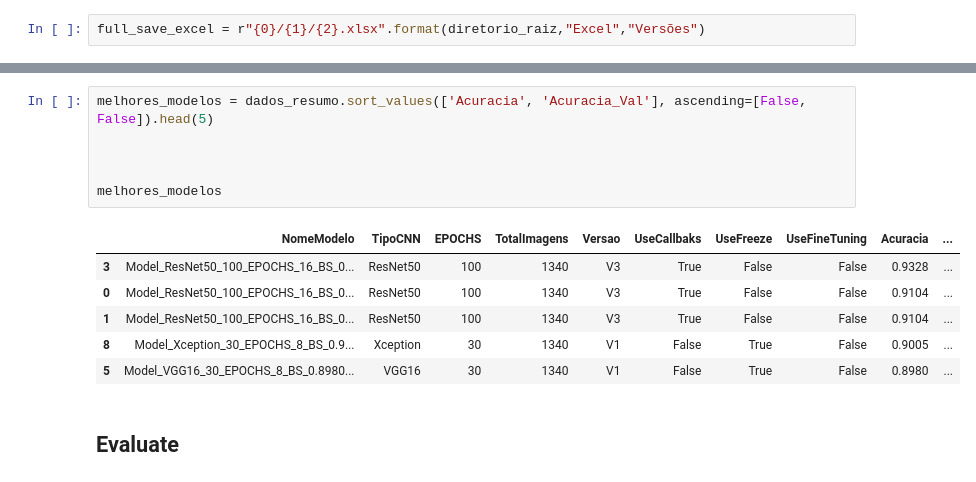
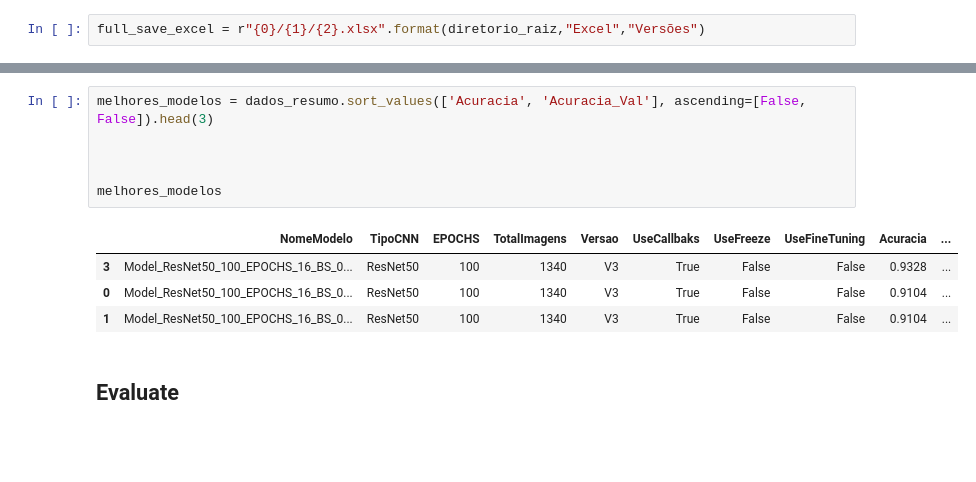
Before and after one commit to WesleySiNeves/AprendendoPython, a Jupyter notebook: Evaluate_Models_Covid.ipynb, the cells around one changed output, grey strips where cells are left out. Drawn from its saved outputs; the diff is of its cells as text; blank space fills up the shorter version.

```diff
--- a/Evaluate_Models_Covid.ipynb
+++ b/Evaluate_Models_Covid.ipynb
@@ -379,18 +379,16 @@ dados_resumo
 | 14 | Model_ResNet101_100_EPOCHS_32_BS_... | ResNet101 | 100 | 1340 | V2 | True | True | False | 0.5000 | ... |
 | 15 | Model_ResNet50_100_EPOCHS_32_BS_0... | ResNet50 | 100 | 1340 | V2 | True | True | False | 0.5000 | ... |
 # %%
-melhores_modelos = dados_resumo.sort_values(['Acuracia', 'Acuracia_Val'], ascending=[False, False]).head(5)
+melhores_modelos = dados_resumo.sort_values(['Acuracia', 'Acuracia_Val'], ascending=[False, False]).head(3)
 
 
 
 melhores_modelos
 # %% [output]
 |  | NomeModelo | TipoCNN | EPOCHS | TotalImagens | Versao | UseCallbaks | UseFreeze | UseFineTuning | Acuracia | ... |
 | 3 | Model_ResNet50_100_EPOCHS_16_BS_0... | ResNet50 | 100 | 1340 | V3 | True | False | False | 0.9328 | ... |
 | 0 | Model_ResNet50_100_EPOCHS_16_BS_0... | ResNet50 | 100 | 1340 | V3 | True | False | False | 0.9104 | ... |
 | 1 | Model_ResNet50_100_EPOCHS_16_BS_0... | ResNet50 | 100 | 1340 | V3 | True | False | False | 0.9104 | ... |
-| 8 | Model_Xception_30_EPOCHS_8_BS_0.9... | Xception | 30 | 1340 | V1 | False | True | False | 0.9005 | ... |
-| 5 | Model_VGG16_30_EPOCHS_8_BS_0.8980... | VGG16 | 30 | 1340 | V1 | False | True | False | 0.8980 | ... |
 # %% [markdown]
 ## Evaluate
 # %%
```
Also changed, not shown: parts of 4 cells of this notebook.
